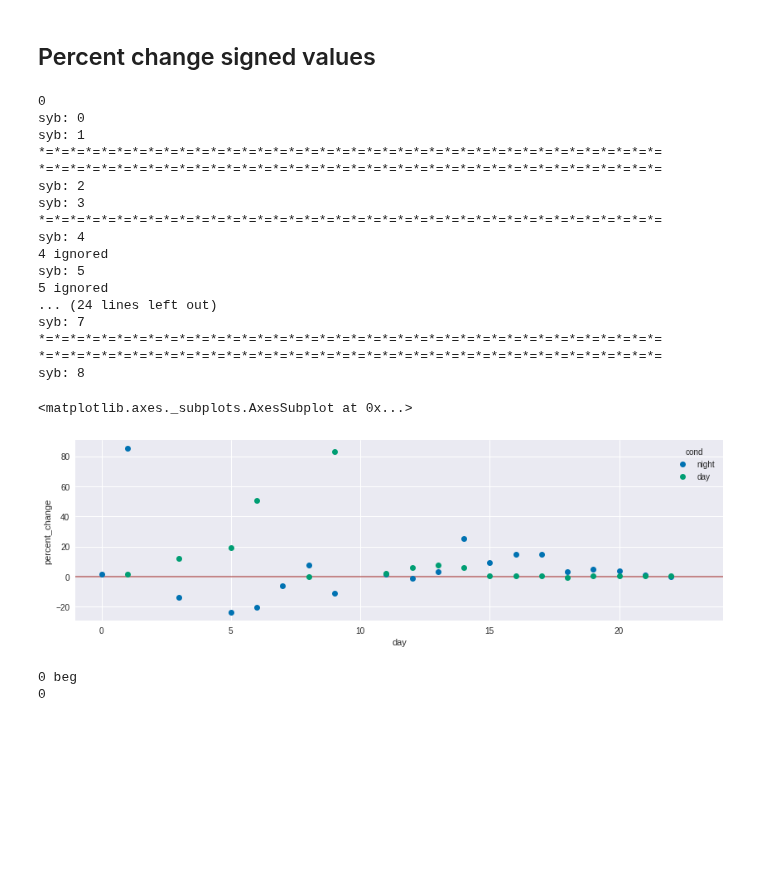
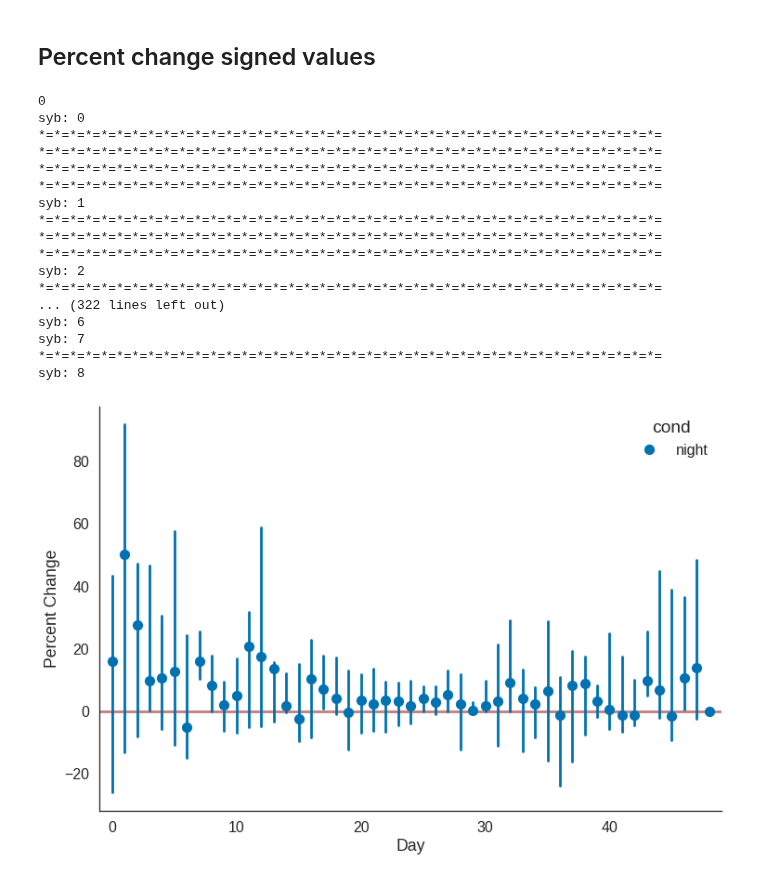
Before and after one commit to PaulEcoffet/birdsonglearningmodel, a Jupyter notebook: analysis/Syllables_analysis.ipynb, the cells around one changed output. Saved outputs shown, nothing was run; the diff lists cells and outputs as text; code cells hidden in the pictures; blank space fills up the shorter version.

```diff
--- a/analysis/Syllables_analysis.ipynb
+++ b/analysis/Syllables_analysis.ipynb
@@ -32,7 +32,7 @@ Extract the data from all the bird in the simulation.
 # %%
 progress = FloatProgress(min=0, max=1)
 display(progress)
-main_path = '../model/res/microbial_diversity_170515_174538/seed{}+big_ba+on_alpha_silence_beta+prior_amp_entropy+slow_dev+20_replay+15_conc+3_day_conc'
+main_path = '../model/res/diversity_170518_165814/seed{}+big_ba+on_alpha_silence_beta+prior_amp_entropy+super_slow_dev+500_replay+100_conc+3_day_conc+500_diversity_th'
 all_dat = []
 
 for seed in range(40):
@@ -124,6 +126,9 @@ plt.plot(splitted, linewidth=4)
 ## Percent change signed values
 # %%
 all_changes = []
+
+features = ['mentropy', 'mfm','mgoodness','vfm','ventropy','vgoodness']
+features = ['ventropy']
 
 # NIGHT
 
@@ -141,11 +146,9 @@ for bird_n, bird in all_dat.groupby('bird'):
             first = bird.query('day == {} and moment == "evening" and beg > {beg} and end < {end}'.format(day, beg=beg, end=end))
             last  = bird.query('day == {} and moment == "morning" and beg > {beg} and end < {end}'.format(day+1, beg=beg, end=end))
             if len(first) > 0 and len(last) > 0:
-                sign = np.sign(last.median() - first.median()) * np.sign(objective.median() - first.median())[[
-                    'mentropy', 'mfm','mgoodness','vfm','ventropy','vgoodness']]
+                sign = np.sign(last.median() - first.median()) * np.sign(objective.median() - first.median())[features]
                 #display(sign)
-                percent_change_all = (sign * (((last.median() - first.median()) / first.median() * 100).abs())[[
-                    'mentropy', 'mfm','mgoodness','vfm','ventropy','vgoodness']])
+                percent_change_all = (sign * (((last.median() - first.median()) / first.median() * 100).abs())[features])
                 percent_change = percent_change_all.mean()
                 if abs(percent_change) > 100:
                     print('*='*40)
@@ -169,11 +172,9 @@ for bird_n, bird in all_dat.groupby('bird'):
             first = bird.query('day == {} and moment == "morning" and beg > {beg} and end < {end}'.format(day, beg=beg, end=end))
             last  = bird.query('day == {} and moment == "evening" and beg > {beg} and end < {end}'.format(day, beg=beg, end=end))
             if len(first) > 0 and len(last) > 0:
-                sign = np.sign(last.median() - first.median()) * np.sign(objective.median() - first.median())[[
-                    'mentropy', 'mfm','mgoodness','vfm','ventropy','vgoodness']]
+                sign = np.sign(last.median() - first.median()) * np.sign(objective.median() - first.median())[features]
                 #display(sign)
-                percent_change_all = (sign * (((last.median() - first.median()) / first.median() * 100).abs())[[
-                    'mentropy', 'mfm','mgoodness','vfm','ventropy','vgoodness']])
+                percent_change_all = (sign * (((last.median() - first.median()) / first.median() * 100).abs())[features])
                 percent_change = percent_change_all.mean()
                 if abs(percent_change) > 100:
                     print('*='*40)
@@ -181,20 +182,20 @@ for bird_n, bird in all_dat.groupby('bird'):
 # %% [output]
 0
 syb: 0
+*=*=*=*=*=*=*=*=*=*=*=*=*=*=*=*=*=*=*=*=*=*=*=*=*=*=*=*=*=*=*=*=*=*=*=*=*=*=*=*=
+*=*=*=*=*=*=*=*=*=*=*=*=*=*=*=*=*=*=*=*=*=*=*=*=*=*=*=*=*=*=*=*=*=*=*=*=*=*=*=*=
+*=*=*=*=*=*=*=*=*=*=*=*=*=*=*=*=*=*=*=*=*=*=*=*=*=*=*=*=*=*=*=*=*=*=*=*=*=*=*=*=
+*=*=*=*=*=*=*=*=*=*=*=*=*=*=*=*=*=*=*=*=*=*=*=*=*=*=*=*=*=*=*=*=*=*=*=*=*=*=*=*=
 syb: 1
 *=*=*=*=*=*=*=*=*=*=*=*=*=*=*=*=*=*=*=*=*=*=*=*=*=*=*=*=*=*=*=*=*=*=*=*=*=*=*=*=
 *=*=*=*=*=*=*=*=*=*=*=*=*=*=*=*=*=*=*=*=*=*=*=*=*=*=*=*=*=*=*=*=*=*=*=*=*=*=*=*=
+*=*=*=*=*=*=*=*=*=*=*=*=*=*=*=*=*=*=*=*=*=*=*=*=*=*=*=*=*=*=*=*=*=*=*=*=*=*=*=*=
 syb: 2
-syb: 3
 *=*=*=*=*=*=*=*=*=*=*=*=*=*=*=*=*=*=*=*=*=*=*=*=*=*=*=*=*=*=*=*=*=*=*=*=*=*=*=*=
-syb: 4
-4 ignored
-syb: 5
-5 ignored
-... (24 lines left out)
+... (322 lines left out)
+syb: 6
 syb: 7
 *=*=*=*=*=*=*=*=*=*=*=*=*=*=*=*=*=*=*=*=*=*=*=*=*=*=*=*=*=*=*=*=*=*=*=*=*=*=*=*=
-*=*=*=*=*=*=*=*=*=*=*=*=*=*=*=*=*=*=*=*=*=*=*=*=*=*=*=*=*=*=*=*=*=*=*=*=*=*=*=*=
 syb: 8
 # %%
 change_df = pd.DataFrame(all_changes)
@@ -204,11 +205,16 @@ change_df = change_df.groupby(('day', 'bird', 'cond')).mean()
 
 change_df = pd.DataFrame(change_df.to_records()).query('-100 <percent_change < 100')
 # %%
-plt.figure(figsize=(14, 4))
+sns.set_context('poster')
+sns.set_style('white')
+plt.figure(figsize=(12, 8))
 plt.axhline(0, c='darkred', alpha=0.5)
-sns.tsplot(change_df, time='day', unit='bird', interpolate=False, value='percent_change', condition='cond', err_style='ci_bars', ci=95, estimator=np.nanmedian)
+sns.tsplot(change_df.query('cond == "night"'), time='day', unit='bird', interpolate=False, value='percent_change', condition='cond', err_style='ci_bars', ci=95, estimator=np.nanmedian)
+sns.despine()
+plt.ylabel("Percent Change")
+plt.xlabel('Day')
+plt.savefig('per_det.svg')
 # %% [output]
-<matplotlib.axes._subplots.AxesSubplot at 0x...>
-[figure, old version]
+[figure, new version]
 # %%
 all_changes_df = pd.DataFrame(all_changes)
@@ -215,17 +222,19 @@ all_changes_df = pd.DataFrame(all_changes)
 # %%
-night_pc = change_df.query('cond == "night"').groupby('bird').mean()
-sim = []
-for i in night_pc.index:
-    with open(join(main_path.format(i), 'data_cur.pkl'), 'rb') as f:
-        songlog = pickle.load(f)
-    root_data = [item[1] for item in songlog if item[0] == 'root']
-    rd = pd.DataFrame(root_data)
-    smodels = rd['songs'].iloc[-1]
-    print(i, 'beg')
-    sim.append(bsa.similarity(smodels[0].gen_sound(), tutor)['similarity'])
-    print(i)
+force = False
+try:
+    sim
+except:
+    force = True
+if force:
+    sim = []
+    for i in night_pc.index:
+        with open(join(main_path.format(i), 'data_cur.pkl'), 'rb') as f:
+            songlog = pickle.load(f)
+        root_data = [item[1] for item in songlog if item[0] == 'root']
+        rd = pd.DataFrame(root_data)
+        smodels = rd['songs'].iloc[-1]
+        print(i, 'beg')
+        sim.append(bsa.similarity(smodels[0].gen_sound(), tutor)['similarity'])
+        print(i)
-# %% [output]
-0 beg
-0
 # %%
 night_pc['percent_change_deterioration'] = -night_pc['percent_change']
```
Also changed, not shown: parts of 9 cells of this notebook, 4 other files.
